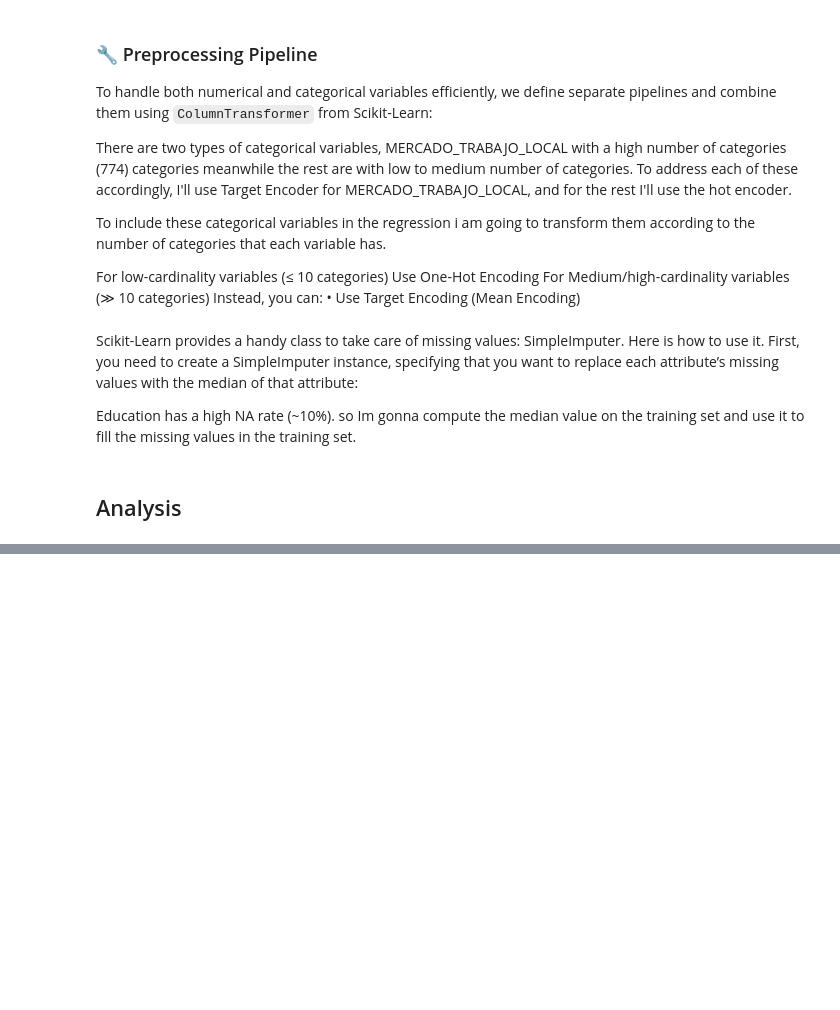
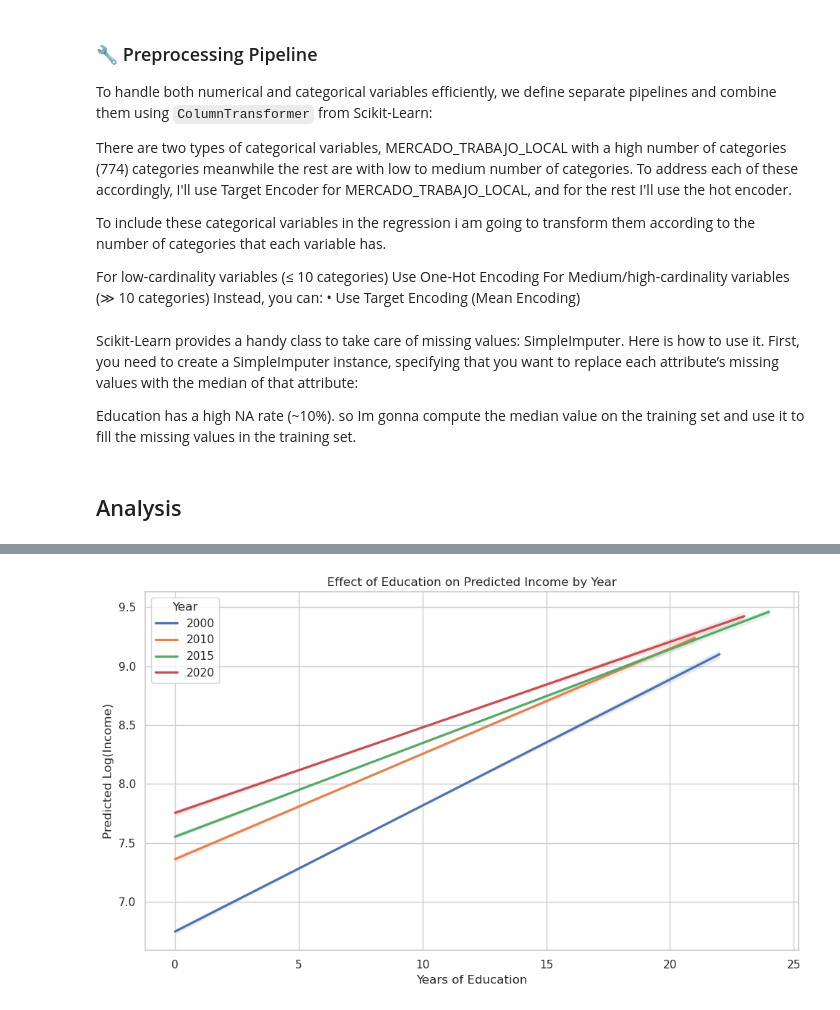
Before and after one commit to AnahiRM/Project-IncomeDeterminantsMexico, a Jupyter notebook: code/02_exploration.ipynb, the cells around one changed output, grey strips where cells are left out. Saved outputs shown, nothing was run; the diff lists cells and outputs as text; code cells hidden in the pictures; blank space fills up the shorter version.

```diff
--- a/code/02_exploration.ipynb
+++ b/code/02_exploration.ipynb
@@ -759,0 +844,25 @@ Variance of MSE: 0.0012086863882993344
+# %%
+# Reconstruct the original features if needed
+X_train_df = pd.DataFrame(X_train_prepared.toarray(), columns=feature_names)
+
+# Add predictions and original features
+X_vis = X_train.copy()
+X_vis['Predicted_LOG_INGRESO'] = model.predict(X_train_prepared)
+
+# Group years to avoid overplotting (you can change this)
+years_to_plot = sorted(X_vis['ANIO'].unique())[-5:]  # Last 5 years
+
+# Plot
+plt.figure(figsize=(10, 6))
+for year in years_to_plot:
+    subset = X_vis[X_vis['ANIO'] == year]
+    sns.regplot(data=subset, x='ESCOLARIDAD_ACUMULADA', y='Predicted_LOG_INGRESO', label=str(year), scatter=False)
+
+plt.title("Effect of Education on Predicted Income by Year")
+plt.xlabel("Years of Education")
+plt.ylabel("Predicted Log(Income)")
+plt.legend(title="Year")
+plt.tight_layout()
+plt.show()
+# %% [output]
+[figure, added]
```
Also changed, not shown: parts of 32 cells of this notebook, 1 other file.
